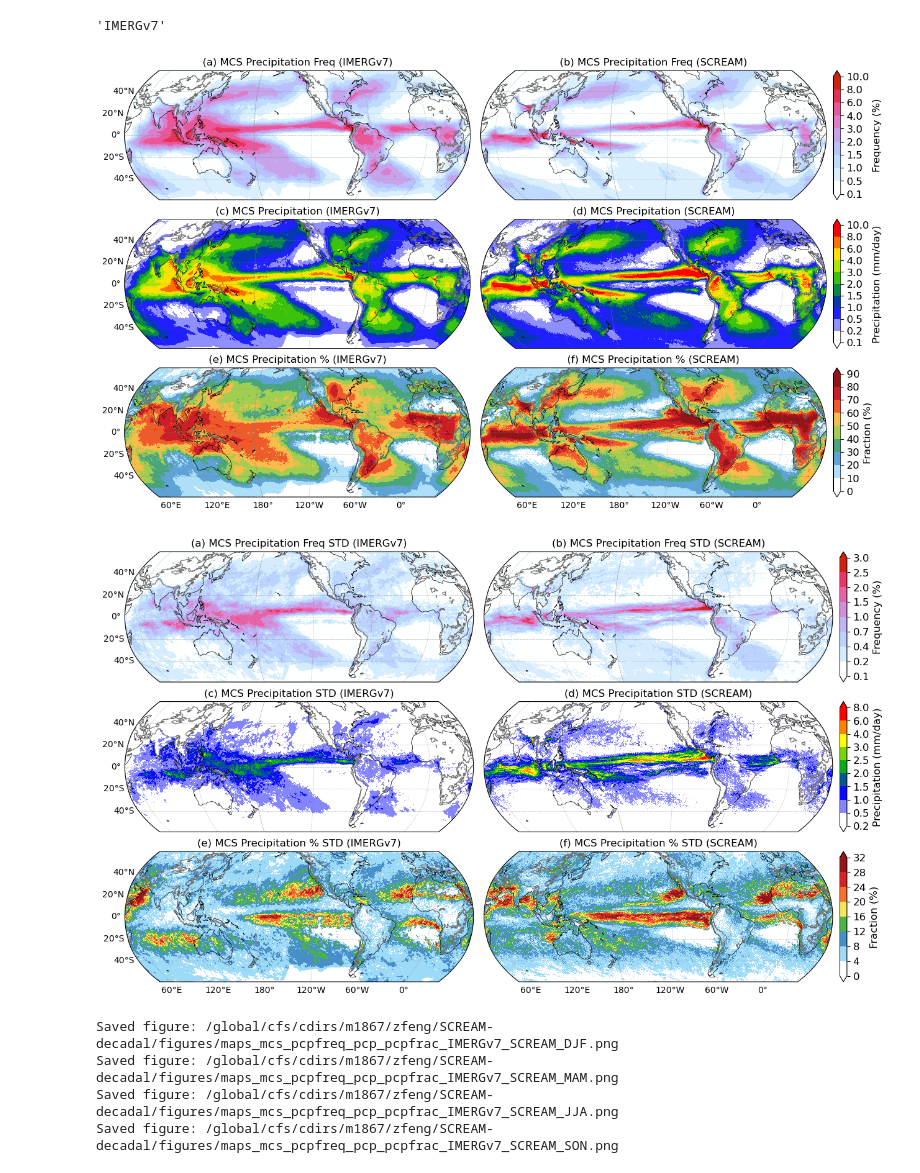
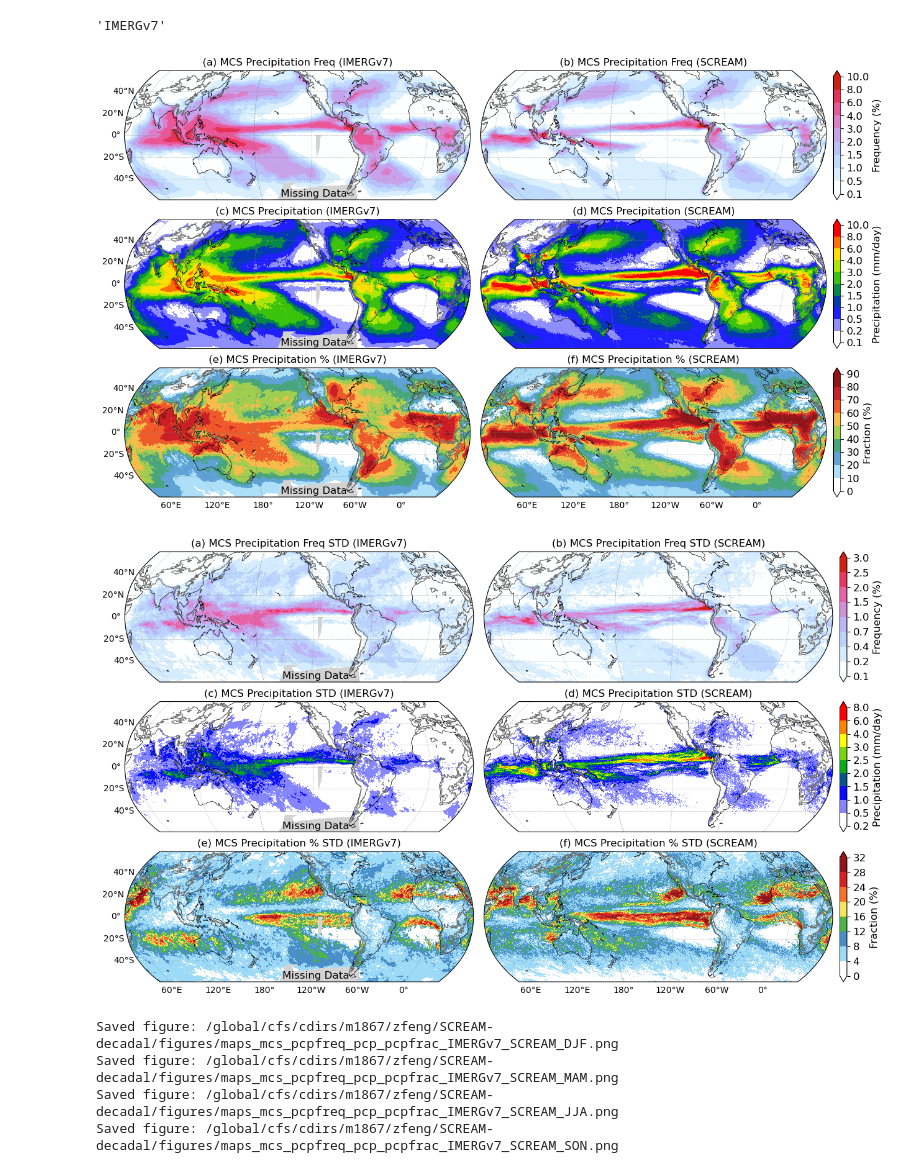
Before and after one commit to WACCEM/SCREAM_MCS, a Jupyter notebook: Notebooks/plot_global_mcs_climo_rainmap_decadal_imerg.ipynb, the cells around one changed output. Saved outputs shown, nothing was run; the diff lists cells and outputs as text; code cells hidden in the pictures.

```diff
--- a/Notebooks/plot_global_mcs_climo_rainmap_decadal_imerg.ipynb
+++ b/Notebooks/plot_global_mcs_climo_rainmap_decadal_imerg.ipynb
@@ -552,36 +552,36 @@ projection = ccrs.Robinson(central_longitude=225)
 # lat_range = (-60., 60.)
 lat_range = (-59.9, 59.9)
 
-# Check if "IMERG" is in the source values to determine whether to show missing data mask
+# Check if "IMERGv7" is in the source values to determine whether to show missing data mask
 source_values = list(name_map.values())
-show_mask_obs = True if "IMERG" in source_values else False
+show_mask_obs = True if "IMERGv7" in source_values else False
 
 # Configure gridline labels: show labels on leftmost column and bottom row
 lat_label = [[True, False],
              [True, False],
              [True, False]]
 lon_label = [[False, False],
              [False, False],
              [True, True]]
 show_mask = [[show_mask_obs, False],
              [show_mask_obs, False],
              [show_mask_obs, False]]
 
 # Optional: Add terrain contours (e.g., at 1500m elevation)
 terrain_levels = [1000,10000]  # Set to None to disable terrain contours
 
 # Plot figure with 1 colorbar per row
 fig = plot_nxm_maps_1colorbar(nrow, ncol, data_arrays, lon_ter, lat_ter,
                               projection=projection, lat_range=lat_range,
                               titles=titles, levels=levels, colormaps=colormaps,
                               cblabels=cblabels, cbticks=cbticks,
                               min_thresh=None, oob_colors=oob_colors,
                               lon_label=lon_label, lat_label=lat_label,
                               wspace=wspace, hspace=hspace, figsize=figsize, fontsize=fontsize,
                               terrain_data=ter, terrain_levels=terrain_levels, mask=mask_miss, show_mask=show_mask,
                               figtitle=figtitle, figname=figname, dpi=300)
 # %% [output]
-[figure, old version]
+[figure, new version]
 # %%
 # Setup data arrays for plotting with 1 colorbar per row (3x2 grid)
 # Row 1: MCS precipitation frequency STD, Row 2: MCS precipitation STD, Row 3: MCS precipitation fraction STD
@@ -645,7 +645,7 @@ fig = plot_nxm_maps_1colorbar(nrow, ncol, data_arrays, lon_ter, lat_ter,
                               terrain_data=ter, terrain_levels=terrain_levels, mask=mask_miss, show_mask=show_mask,
                               figtitle=figtitle, figname=figname, dpi=300)
 # %% [output]
-[figure, old version]
+[figure, new version]
 # %%
 # Row 1
 lev1 = [0.1,0.5,1,1.5,2,3,4,6,8,10]
```
Also changed, not shown: 17 other files.
